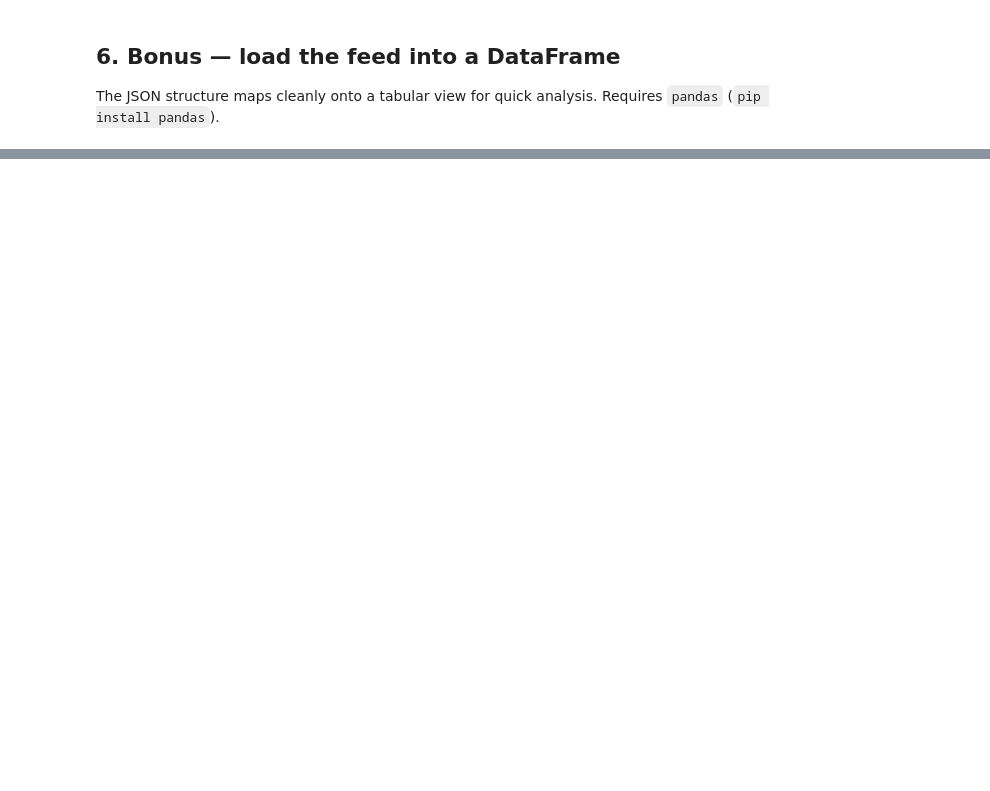
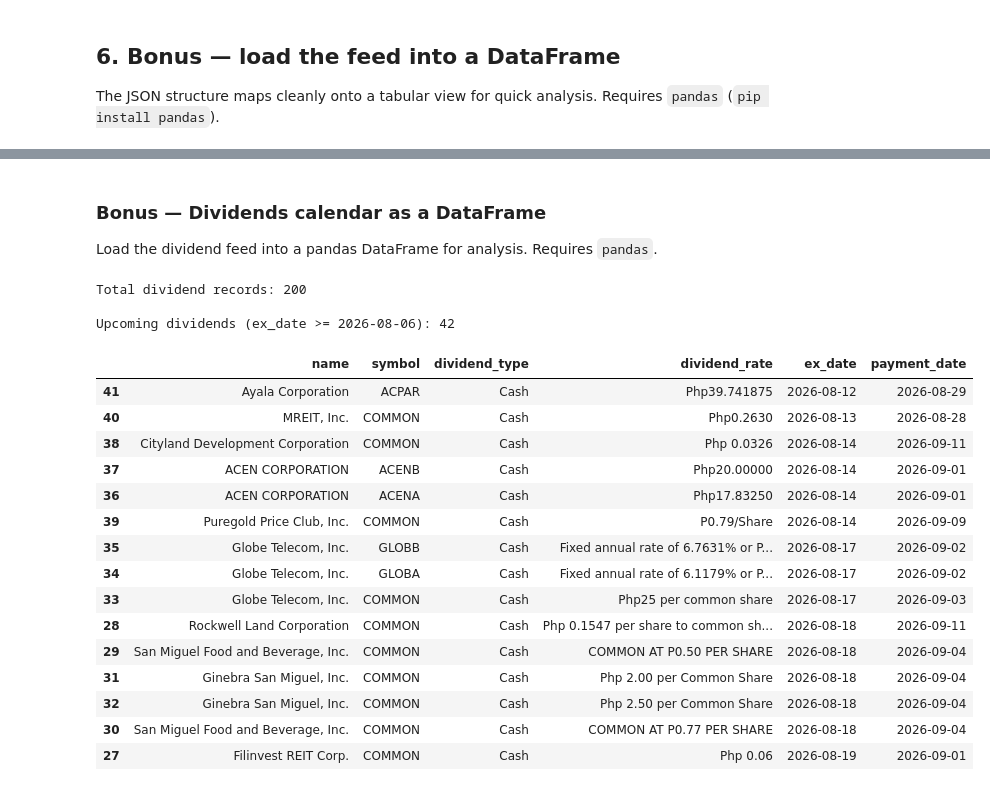
Before and after one commit to jmpareja/phisix-rust, a Jupyter notebook: notebooks/phisix_api_demo.ipynb, the cells around one changed output, grey strips where cells are left out. Cells and saved outputs as stored; diff of their text form; code cells hidden in the pictures; blank space fills up the shorter version.

```diff
--- a/notebooks/phisix_api_demo.ipynb
+++ b/notebooks/phisix_api_demo.ipynb
@@ -205,0 +599,39 @@ df.sort_values("percent_change", ascending=False).head(10)
+# %% [markdown]
+### Bonus — Dividends calendar as a DataFrame
+
+Load the dividend feed into a pandas DataFrame for analysis. Requires `pandas`.
+# %%
+import pandas as pd
+
+data = requests.get(f"{BASE_URL}/dividends", timeout=30).json()
+
+df = pd.DataFrame(data["dividends"])
+print(f"Total dividend records: {len(df)}\n")
+
+# Upcoming dividends (ex_date >= today)
+import datetime, zoneinfo
+today_str = datetime.datetime.now(zoneinfo.ZoneInfo("Asia/Manila")).strftime("%Y-%m-%d")
+upcoming = df[df["ex_date"] >= today_str].sort_values("ex_date")
+
+print(f"Upcoming dividends (ex_date >= {today_str}): {len(upcoming)}\n")
+upcoming[["name", "symbol", "dividend_type", "dividend_rate", "ex_date", "payment_date"]].head(15)
+# %% [output]
+Total dividend records: 200
+
+Upcoming dividends (ex_date >= 2026-08-06): 42
+|  | name | symbol | dividend_type | dividend_rate | ex_date | payment_date |
+| 41 | Ayala Corporation | ACPAR | Cash | Php39.741875 | 2026-08-12 | 2026-08-29 |
+| 40 | MREIT, Inc. | COMMON | Cash | Php0.2630 | 2026-08-13 | 2026-08-28 |
+| 38 | Cityland Development Corporation | COMMON | Cash | Php 0.0326 | 2026-08-14 | 2026-09-11 |
+| 37 | ACEN CORPORATION | ACENB | Cash | Php20.00000 | 2026-08-14 | 2026-09-01 |
+| 36 | ACEN CORPORATION | ACENA | Cash | Php17.83250 | 2026-08-14 | 2026-09-01 |
+| 39 | Puregold Price Club, Inc. | COMMON | Cash | P0.79/Share | 2026-08-14 | 2026-09-09 |
+| 35 | Globe Telecom, Inc. | GLOBB | Cash | Fixed annual rate of 6.7631% or P... | 2026-08-17 | 2026-09-02 |
+| 34 | Globe Telecom, Inc. | GLOBA | Cash | Fixed annual rate of 6.1179% or P... | 2026-08-17 | 2026-09-02 |
+| 33 | Globe Telecom, Inc. | COMMON | Cash | Php25 per common share | 2026-08-17 | 2026-09-03 |
+| 28 | Rockwell Land Corporation | COMMON | Cash | Php 0.1547 per share to common sh... | 2026-08-18 | 2026-09-11 |
+| 29 | San Miguel Food and Beverage, Inc. | COMMON | Cash | COMMON AT P0.50 PER SHARE | 2026-08-18 | 2026-09-04 |
+| 31 | Ginebra San Miguel, Inc. | COMMON | Cash | Php 2.00 per Common Share | 2026-08-18 | 2026-09-04 |
+| 32 | Ginebra San Miguel, Inc. | COMMON | Cash | Php 2.50 per Common Share | 2026-08-18 | 2026-09-04 |
+| 30 | San Miguel Food and Beverage, Inc. | COMMON | Cash | COMMON AT P0.77 PER SHARE | 2026-08-18 | 2026-09-04 |
+| 27 | Filinvest REIT Corp. | COMMON | Cash | Php 0.06 | 2026-08-19 | 2026-09-01 |
```
Also changed, not shown: parts of 36 cells of this notebook, 2 other files.
